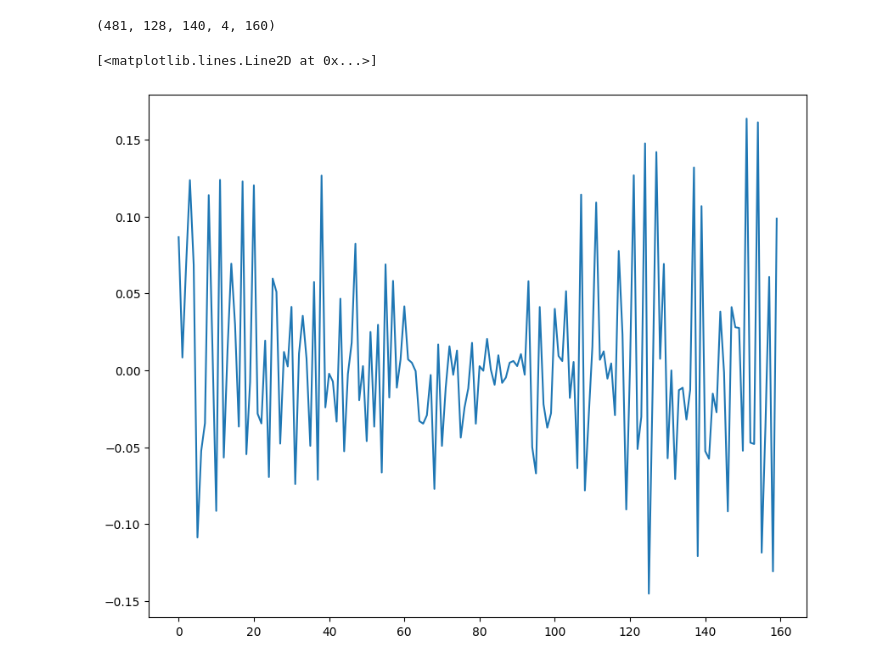
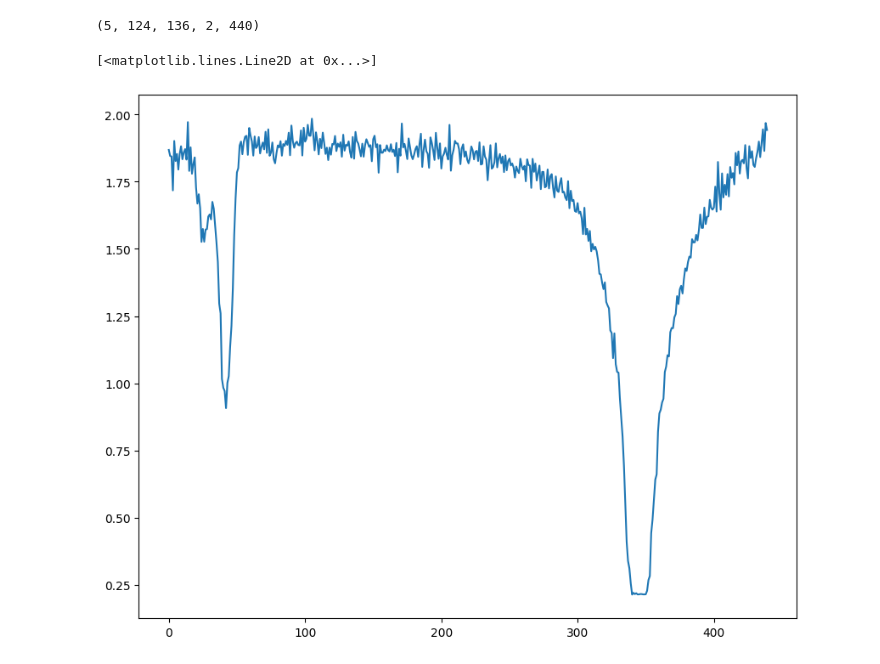
Before and after one commit to ivanzmilic/mihiinvs, a Jupyter notebook: examining.ipynb, the cells around one changed output. Saved outputs shown, nothing was run; the diff lists cells and outputs as text; code cells hidden in the pictures.

```diff
--- a/examining.ipynb
+++ b/examining.ipynb
@@ -7,11 +5,13 @@ test = fits.open('/dat/milic/Na_MiHi/plage/obs01/mihi_sp/lr0500/cubeseries_Na.fi
+# %%
+test = fits.open('/dat/milic/MiHI_Na_I_plage/plage/obs01/mihi_sp/lr0500/cubeseries_Na_cori.fits')[0].data
 # %%
 test.shape
 # %% [output]
-(481, 128, 140, 4, 160)
+(5, 124, 136, 2, 440)
 # %%
 # plot example Stokes
 plt.figure(figsize=(10,8))
-plt.plot(test[220,15,10,3,:], label='I')
+plt.plot(test[0,15,10,0,:], label='I')
 # %% [output]
 [<matplotlib.lines.Line2D at 0x...>]
-[figure, old version]
+[figure, new version]
```
Also changed, not shown: parts of 2 cells of this notebook, 1 other file.
